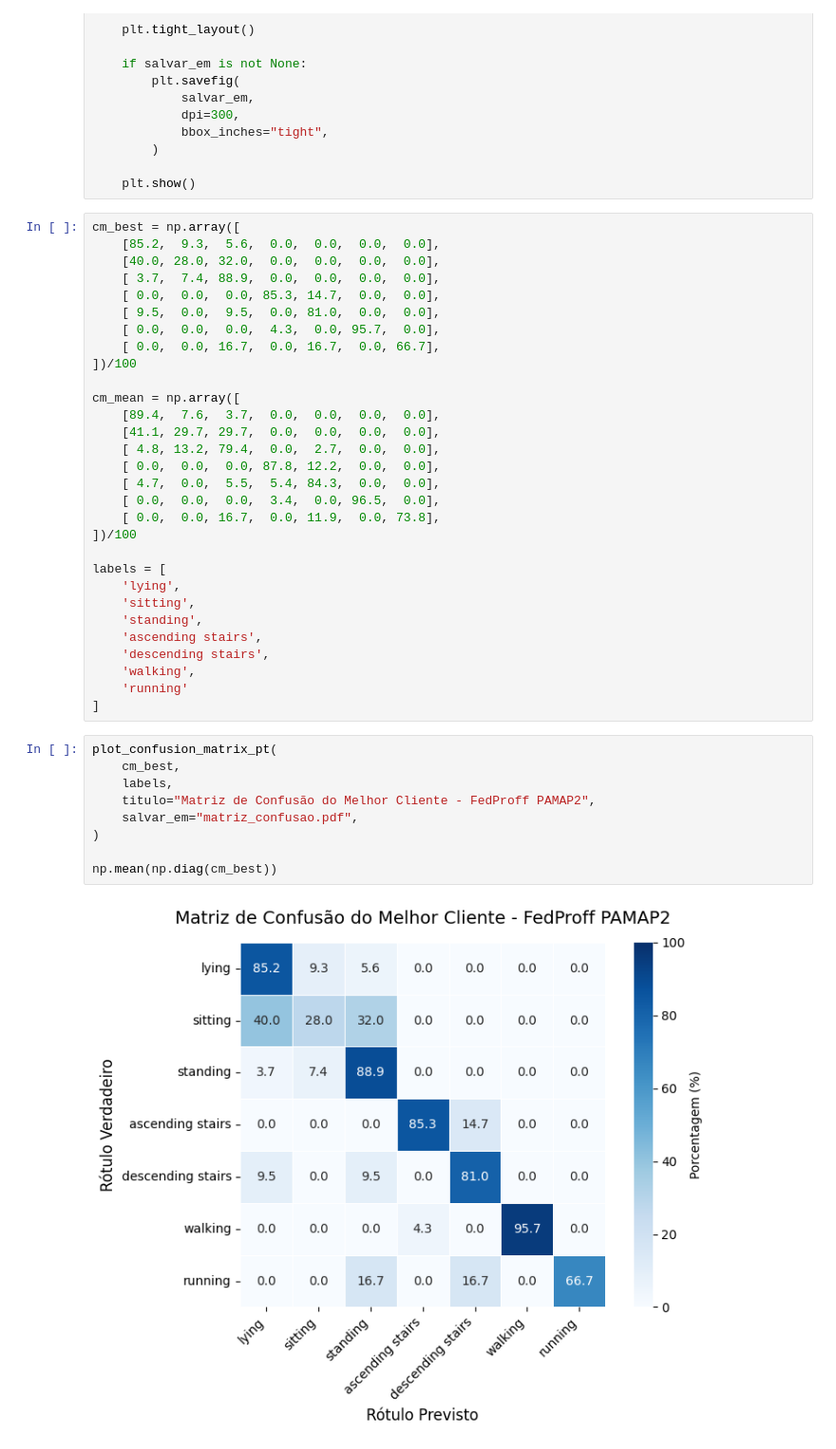
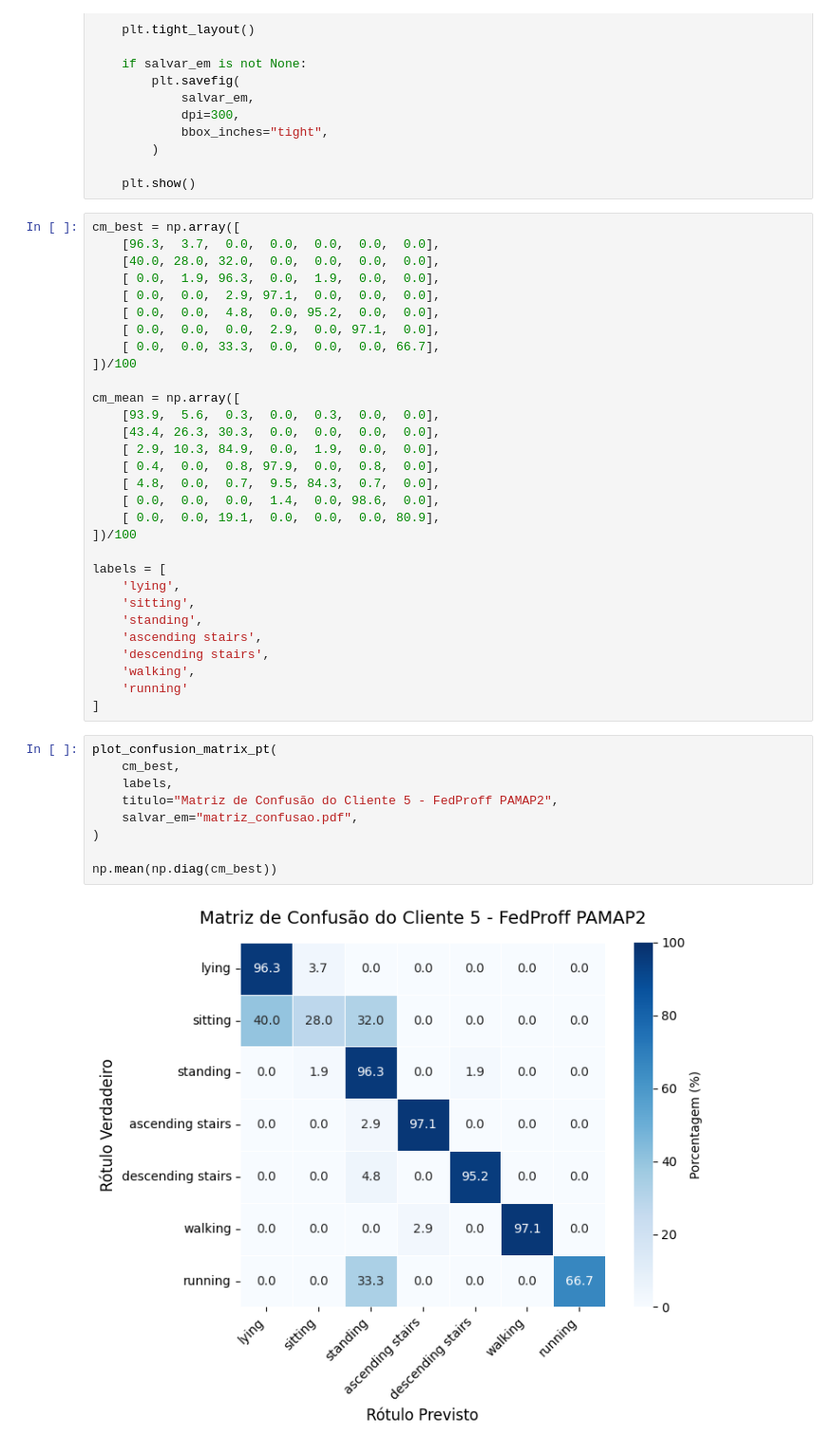
Before and after one commit to TulioPolido/federated_proxy_offset, a Jupyter notebook: Flautim/Personalized/FedProff/Results/PAMAP/matrix.ipynb, the cells around one changed output. Shown at 95% size. Cells and saved outputs as stored; diff of their text form.

```diff
--- a/Flautim/Personalized/FedProff/Results/PAMAP/matrix.ipynb
+++ b/Flautim/Personalized/FedProff/Results/PAMAP/matrix.ipynb
@@ -65,23 +65,23 @@ def plot_confusion_matrix_pt(
     plt.show()
 # %%
 cm_best = np.array([
-    [85.2,  9.3,  5.6,  0.0,  0.0,  0.0,  0.0],
+    [96.3,  3.7,  0.0,  0.0,  0.0,  0.0,  0.0],
     [40.0, 28.0, 32.0,  0.0,  0.0,  0.0,  0.0],
-    [ 3.7,  7.4, 88.9,  0.0,  0.0,  0.0,  0.0],
-    [ 0.0,  0.0,  0.0, 85.3, 14.7,  0.0,  0.0],
-    [ 9.5,  0.0,  9.5,  0.0, 81.0,  0.0,  0.0],
-    [ 0.0,  0.0,  0.0,  4.3,  0.0, 95.7,  0.0],
-    [ 0.0,  0.0, 16.7,  0.0, 16.7,  0.0, 66.7],
+    [ 0.0,  1.9, 96.3,  0.0,  1.9,  0.0,  0.0],
+    [ 0.0,  0.0,  2.9, 97.1,  0.0,  0.0,  0.0],
+    [ 0.0,  0.0,  4.8,  0.0, 95.2,  0.0,  0.0],
+    [ 0.0,  0.0,  0.0,  2.9,  0.0, 97.1,  0.0],
+    [ 0.0,  0.0, 33.3,  0.0,  0.0,  0.0, 66.7],
 ])/100
 
 cm_mean = np.array([
-    [89.4,  7.6,  3.7,  0.0,  0.0,  0.0,  0.0],
-    [41.1, 29.7, 29.7,  0.0,  0.0,  0.0,  0.0],
-    [ 4.8, 13.2, 79.4,  0.0,  2.7,  0.0,  0.0],
-    [ 0.0,  0.0,  0.0, 87.8, 12.2,  0.0,  0.0],
-    [ 4.7,  0.0,  5.5,  5.4, 84.3,  0.0,  0.0],
-    [ 0.0,  0.0,  0.0,  3.4,  0.0, 96.5,  0.0],
-    [ 0.0,  0.0, 16.7,  0.0, 11.9,  0.0, 73.8],
+    [93.9,  5.6,  0.3,  0.0,  0.3,  0.0,  0.0],
+    [43.4, 26.3, 30.3,  0.0,  0.0,  0.0,  0.0],
+    [ 2.9, 10.3, 84.9,  0.0,  1.9,  0.0,  0.0],
+    [ 0.4,  0.0,  0.8, 97.9,  0.0,  0.8,  0.0],
+    [ 4.8,  0.0,  0.7,  9.5, 84.3,  0.7,  0.0],
+    [ 0.0,  0.0,  0.0,  1.4,  0.0, 98.6,  0.0],
+    [ 0.0,  0.0, 19.1,  0.0,  0.0,  0.0, 80.9],
 ])/100
 
 labels = [
@@ -96,11 +96,11 @@ labels = [
 # %%
 plot_confusion_matrix_pt(
     cm_best,
     labels,
-    titulo="Matriz de Confusão do Melhor Cliente - FedProff PAMAP2",
+    titulo="Matriz de Confusão do Cliente 5 - FedProff PAMAP2",
     salvar_em="matriz_confusao.pdf",
 )
 
 np.mean(np.diag(cm_best))
 # %% [output]
-[figure, old version]
+[figure, new version]
```
Also changed, not shown: parts of 2 cells of this notebook, 6 other files.
